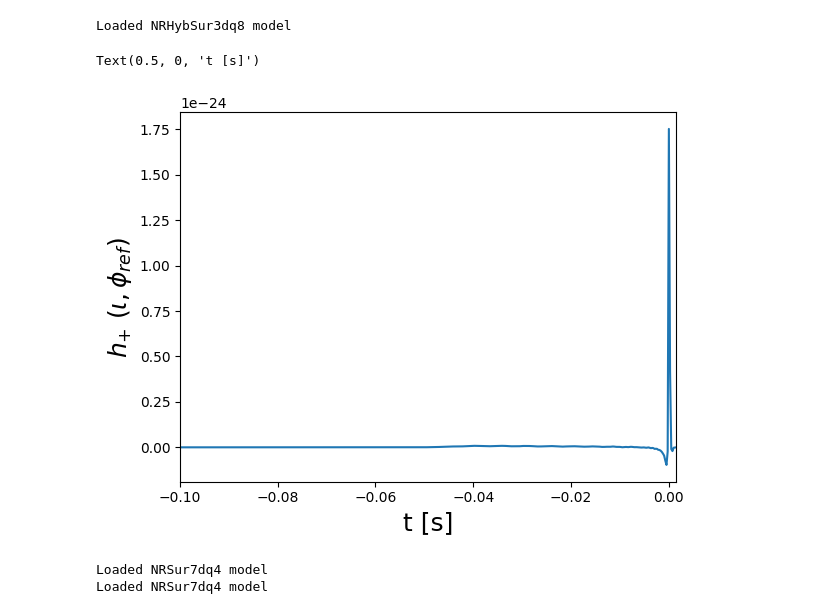
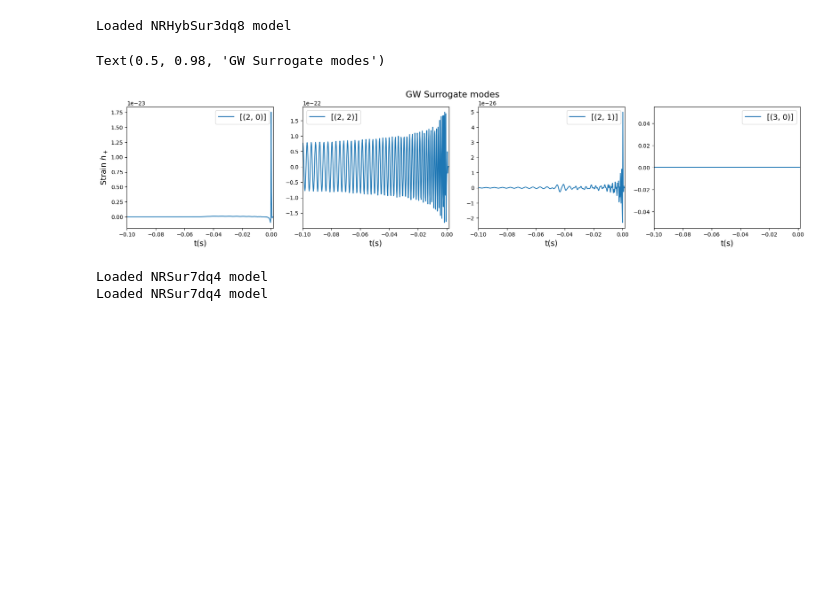
Before and after one commit to ThomasBastro/Memory_effect, a Jupyter notebook: Memory_Lopez/Computation_GW_Memory.ipynb, the cells around one changed output. Saved outputs shown, nothing was run; the diff lists cells and outputs as text; code cells hidden in the pictures; blank space fills up the shorter version.

Commit message:
Add a figure with the different modes in gwsurrogate

```diff
--- a/Memory_Lopez/Computation_GW_Memory.ipynb
+++ b/Memory_Lopez/Computation_GW_Memory.ipynb
@@ -362,28 +379,36 @@ sur = gws.LoadSurrogate('NRHybSur3dq8')
 Loaded NRHybSur3dq8 model
 # %%
 import matplotlib.pylab as plt
+import numpy as np
 q = 1
 chiA = [0, 0, 0.]
 chiB = [0, 0, 0.]
 M = 2.5             # Total masss in solar masses
-dist_mpc = 400     # distance in megaparsecs
+dist_mpc = 40     # distance in megaparsecs
 dt = 1./4096       # step size in seconds
 f_low = 20         # initial frequency in Hz
 inclination = np.pi/2
 phi_ref = np.pi/2
 
-# Will only include modes given in mode_list argument as well as the m<0 counterparts.
+# Will only include modes given in mode_list argument
 # If mode_list is not specified, uses all available modes.
 # Returns h_+ -i h_x
-t, h, dyn = sur(q, chiA, chiB, dt=dt, f_low=f_low, mode_list=[(2,0)], M=M, dist_mpc=dist_mpc,
-           inclination=inclination, phi_ref=phi_ref, units='mks')
-plt.xlim(-0.1,t[-1])
-plt.plot(t, h.real)
-plt.ylabel('$h_{+}$ $(\iota, \phi_{ref})$', fontsize=18)
-plt.xlabel('t [s]', fontsize=18)
+modes = [[(2,0)], [(2,2)], [(2,1)], [(3,0)]]
+fig, axes = plt.subplots(1, len(modes), figsize=(22,8))
+for i,mode in enumerate(modes):
+    t, h, dyn = sur(q, chiA, chiB, dt=dt, f_low=f_low, mode_list=mode, M=M, dist_mpc=dist_mpc,
+               inclination=inclination, phi_ref=phi_ref, units='mks')
+    axes[i].plot(t, h.real, label=f'{mode}')
+
+for ax in axes:
+    ax.set_xlim(-0.1,t[-1])
+    ax.legend(fontsize=14)
+    ax.set_xlabel('t(s)', fontsize=14)
+axes[0].set_ylabel('Strain $h_+$', fontsize=14)
+fig.suptitle('GW Surrogate modes', fontsize=16)
 # %% [output]
-Text(0.5, 0, 't [s]')
+Text(0.5, 0.98, 'GW Surrogate modes')
-[figure, old version]
+[figure, new version]
 # %%
 from pycbc.waveform import get_td_waveform
 import gwsurrogate as gws
```
Also changed, not shown: parts of 3 cells of this notebook.
